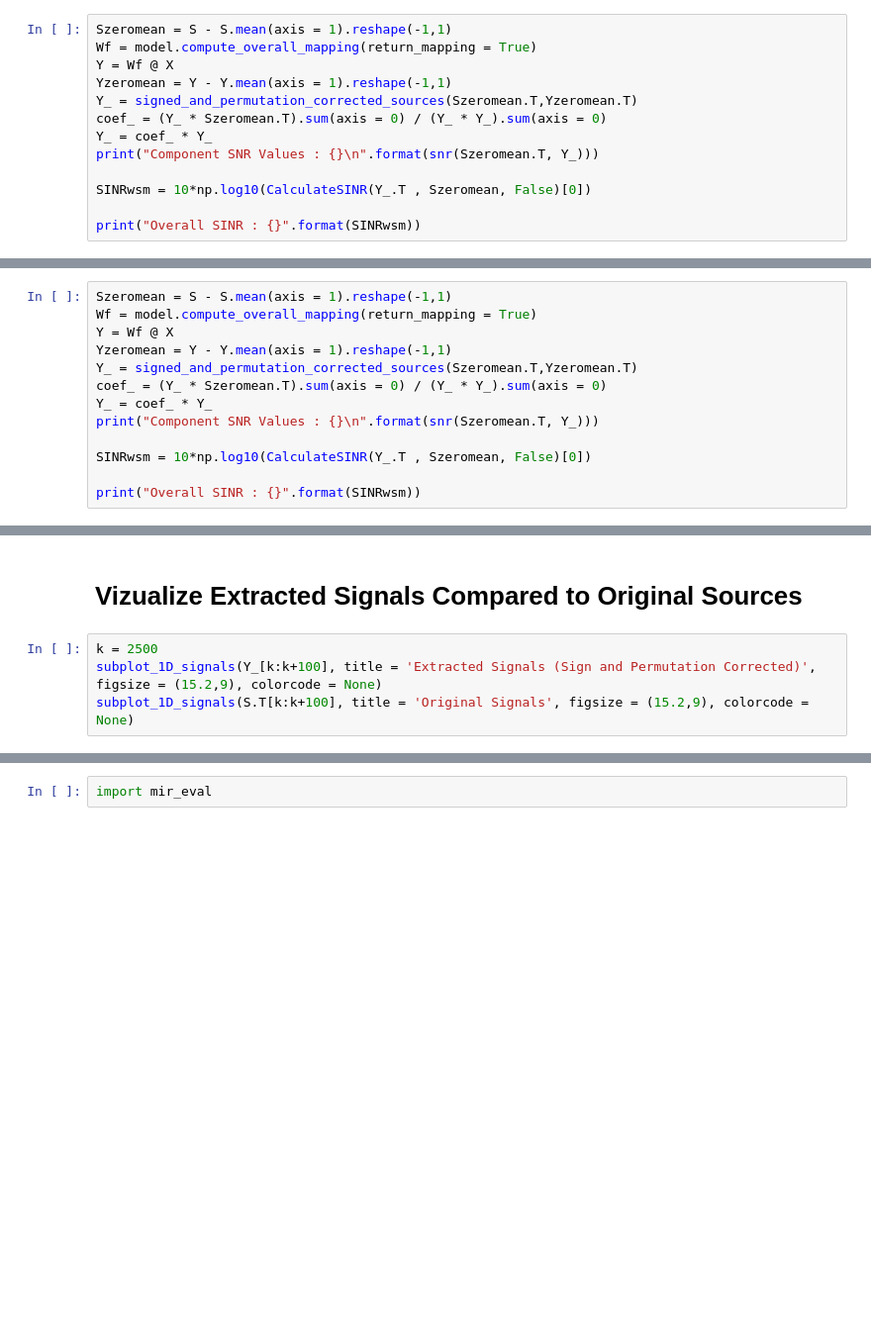
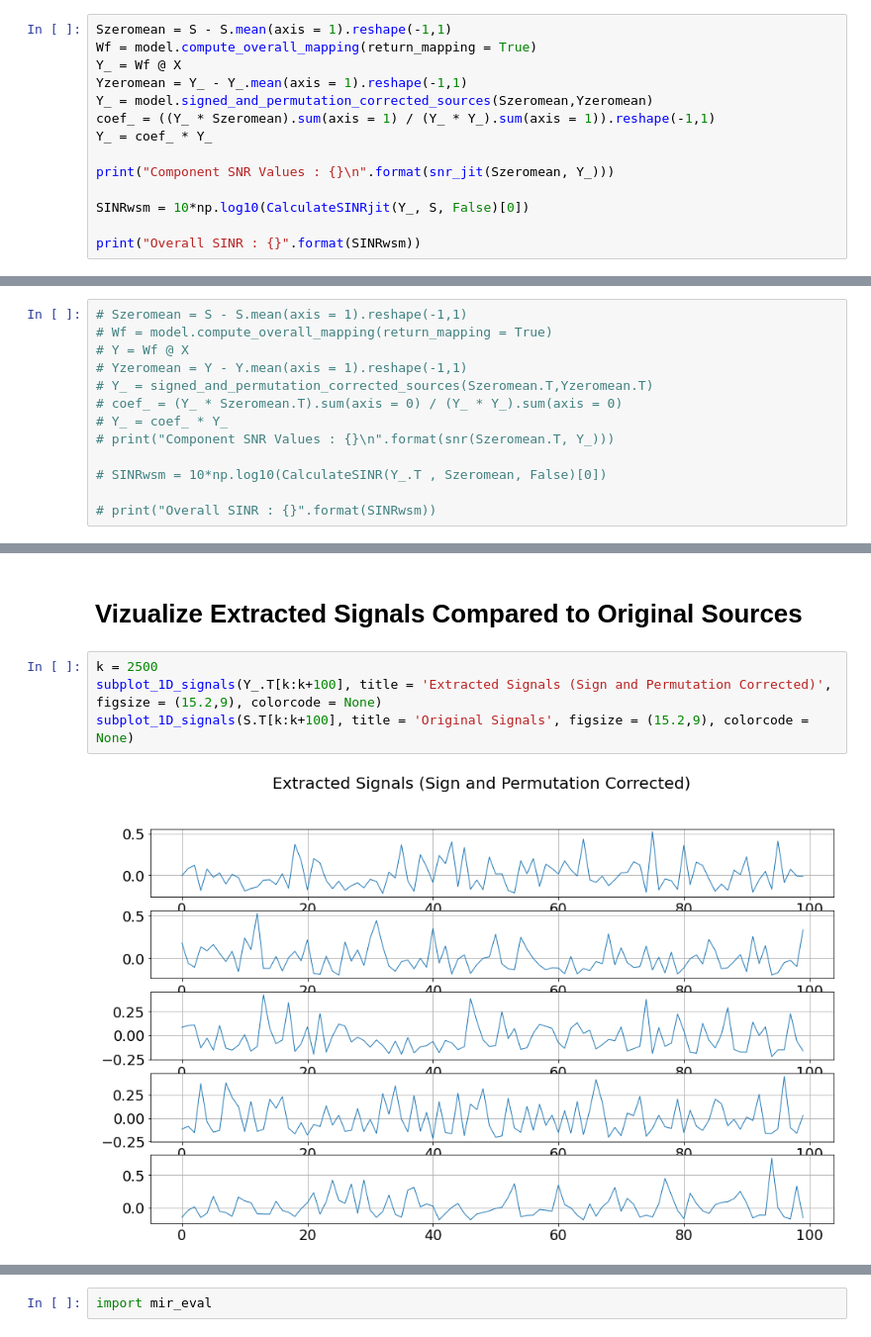
Before and after one commit to BariscanBozkurt/Biologically-Plausible-DetMaxNNs-for-Blind-Source-Separation, a Jupyter notebook: NumericalExperiments/CodeSpeedupTrial/WSM_Simplex_Independent_Demo.ipynb, the cells around one changed output, grey strips where cells are left out. Shown at 99% size. Saved outputs shown, nothing was run; the diff lists cells and outputs as text; blank space fills up the shorter version.

```diff
--- a/NumericalExperiments/CodeSpeedupTrial/WSM_Simplex_Independent_Demo.ipynb
+++ b/NumericalExperiments/CodeSpeedupTrial/WSM_Simplex_Independent_Demo.ipynb
@@ -170,13 +160,14 @@ plot_convergence_plot(model.SNR_list, xlabel = 'Number of Iterations / {}'.forma
 # %%
 Szeromean = S - S.mean(axis = 1).reshape(-1,1)
 Wf = model.compute_overall_mapping(return_mapping = True)
-Y = Wf @ X
-Yzeromean = Y - Y.mean(axis = 1).reshape(-1,1)
-Y_ = signed_and_permutation_corrected_sources(Szeromean.T,Yzeromean.T)
-coef_ = (Y_ * Szeromean.T).sum(axis = 0) / (Y_ * Y_).sum(axis = 0)
+Y_ = Wf @ X
+Yzeromean = Y_ - Y_.mean(axis = 1).reshape(-1,1)
+Y_ = model.signed_and_permutation_corrected_sources(Szeromean,Yzeromean)
+coef_ = ((Y_ * Szeromean).sum(axis = 1) / (Y_ * Y_).sum(axis = 1)).reshape(-1,1)
 Y_ = coef_ * Y_
-print("Component SNR Values : {}\n".format(snr(Szeromean.T, Y_)))
 
-SINRwsm = 10*np.log10(CalculateSINR(Y_.T , Szeromean, False)[0])
+print("Component SNR Values : {}\n".format(snr_jit(Szeromean, Y_)))
+
+SINRwsm = 10*np.log10(CalculateSINRjit(Y_, S, False)[0])
 
 print("Overall SINR : {}".format(SINRwsm))
@@ -183,15 +178,15 @@ print("Overall SINR : {}".format(SINRwsm))
 # %%
-Szeromean = S - S.mean(axis = 1).reshape(-1,1)
-Wf = model.compute_overall_mapping(return_mapping = True)
-Y = Wf @ X
-Yzeromean = Y - Y.mean(axis = 1).reshape(-1,1)
-Y_ = signed_and_permutation_corrected_sources(Szeromean.T,Yzeromean.T)
-coef_ = (Y_ * Szeromean.T).sum(axis = 0) / (Y_ * Y_).sum(axis = 0)
-Y_ = coef_ * Y_
-print("Component SNR Values : {}\n".format(snr(Szeromean.T, Y_)))
+# Szeromean = S - S.mean(axis = 1).reshape(-1,1)
+# Wf = model.compute_overall_mapping(return_mapping = True)
+# Y = Wf @ X
+# Yzeromean = Y - Y.mean(axis = 1).reshape(-1,1)
+# Y_ = signed_and_permutation_corrected_sources(Szeromean.T,Yzeromean.T)
+# coef_ = (Y_ * Szeromean.T).sum(axis = 0) / (Y_ * Y_).sum(axis = 0)
+# Y_ = coef_ * Y_
+# print("Component SNR Values : {}\n".format(snr(Szeromean.T, Y_)))
 
-SINRwsm = 10*np.log10(CalculateSINR(Y_.T , Szeromean, False)[0])
+# SINRwsm = 10*np.log10(CalculateSINR(Y_.T , Szeromean, False)[0])
 
-print("Overall SINR : {}".format(SINRwsm))
+# print("Overall SINR : {}".format(SINRwsm))
 # %%
 CalculateSIR(A, Wf)
@@ -201,5 +206,7 @@ display_matrix(Wf@ A)
 # Vizualize Extracted Signals Compared to Original Sources
 # %%
 k = 2500
-subplot_1D_signals(Y_[k:k+100], title = 'Extracted Signals (Sign and Permutation Corrected)', figsize = (15.2,9), colorcode = None)
+subplot_1D_signals(Y_.T[k:k+100], title = 'Extracted Signals (Sign and Permutation Corrected)', figsize = (15.2,9), colorcode = None)
 subplot_1D_signals(S.T[k:k+100], title = 'Original Signals', figsize = (15.2,9), colorcode = None)
+# %% [output]
+[figure, added]
```
Also changed, not shown: parts of 11 cells of this notebook, 8 other files.
